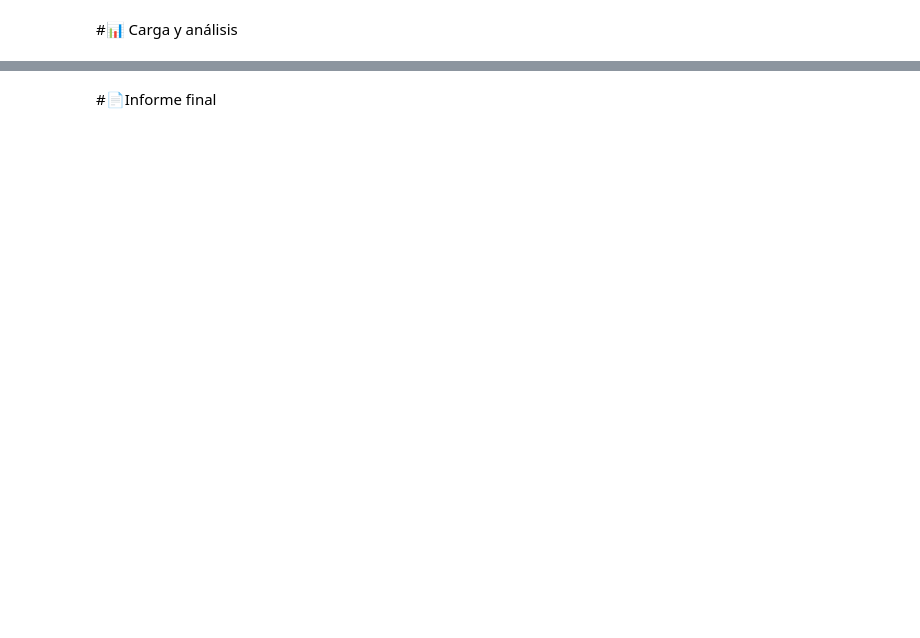
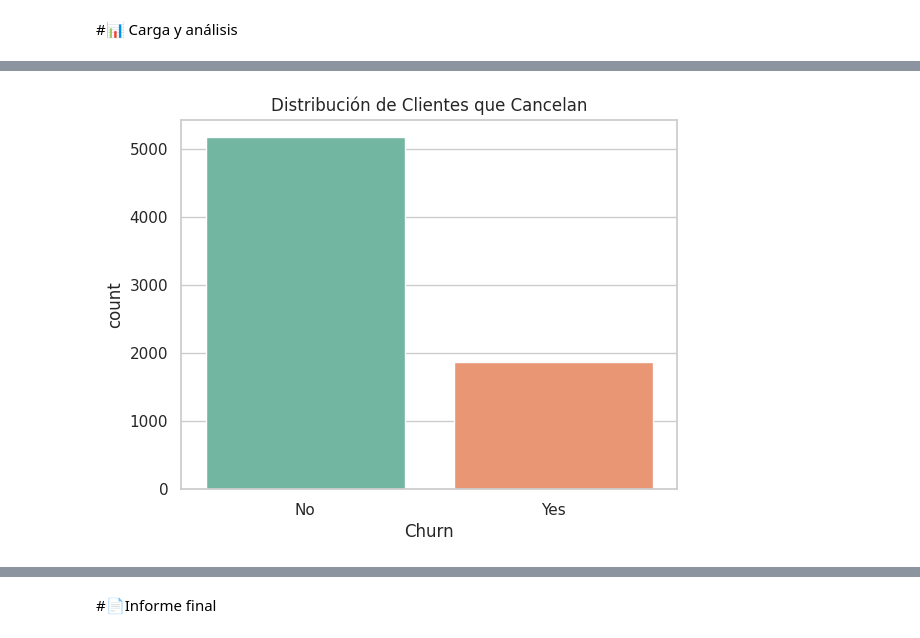
Before and after one commit to Tecindes/TelecomX_LATAM, a Jupyter notebook: TelecomX_LATAM.ipynb, the cells around one changed output, grey strips where cells are left out. Drawn from its saved outputs; the diff is of its cells as text; code cells hidden in the pictures; blank space fills up the shorter version.

```diff
--- a/TelecomX_LATAM.ipynb
+++ b/TelecomX_LATAM.ipynb
@@ -38,0 +86,7 @@ df_telecom.head()
+# %%
+print(f'\nEliminamos los registros con data errada el campo Churn\n')
+df_telecom.drop(df_telecom[~df_telecom['Churn'].isin(['No', 'Yes'])].index, inplace=True)
+
+
+print (f'Número de registros del data frame: ',df_telecom.shape[0])
+print (f'\nNúmero registros de churn agrupados por su valor:\n',df_telecom['Churn'].value_counts())
@@ -38,0 +124,7 @@ df_telecom.head()
+# %%
+print('Asignamos valor 0 a todos los registros con valor no númerico en account.Charges.Total')
+df_telecom['account.Charges.Total'] = pd.to_numeric(
+                                                    df_telecom['account.Charges.Total'], errors='coerce'
+                                                    ).fillna(0)
+print(f'\nVerificamos que ya no existan datos no númericos en account.Charges.Total:',
+      df_telecom[pd.to_numeric(df_telecom['account.Charges.Total'], errors='coerce').isna()].shape[0])
@@ -123,0 +199,6 @@ See the caveats in the documentation: https://pandas.pydata.org/pandas-docs/stab
+# %%
+sns.countplot(x='Churn', hue='Churn', data=df_telecom, palette='Set2', legend=False)
+plt.title('Distribución de Clientes que Cancelan')
+plt.show()
+# %% [output]
+[figure, added]
```
Also changed, not shown: parts of 46 cells of this notebook.
